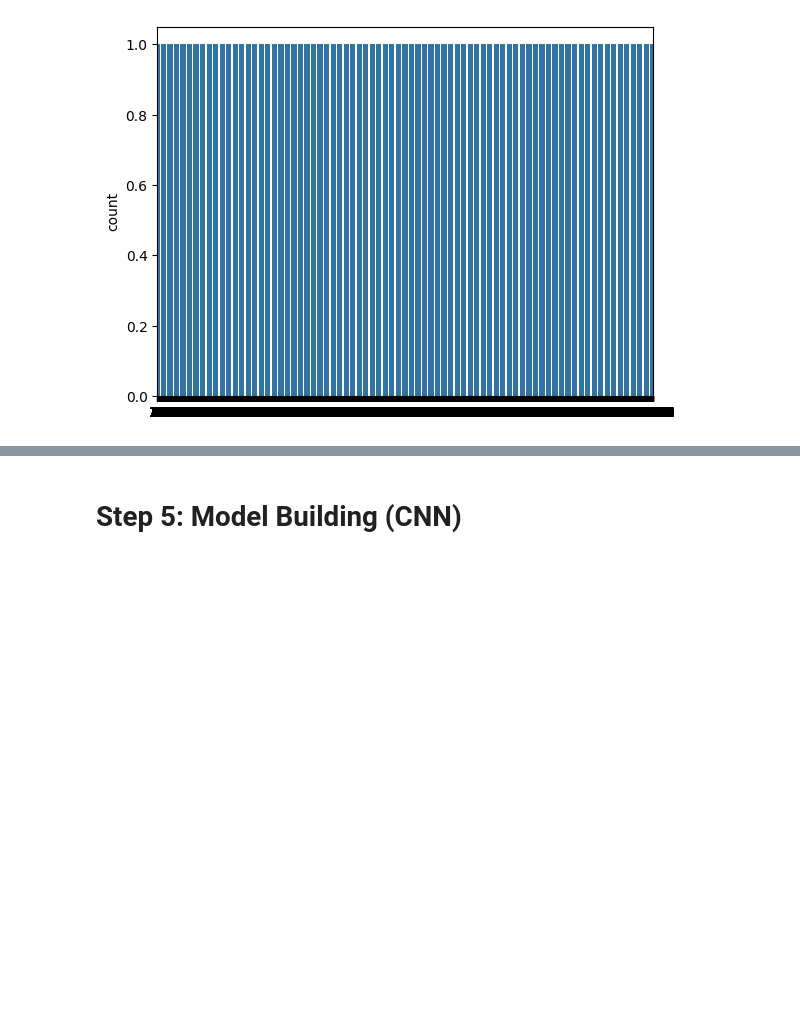
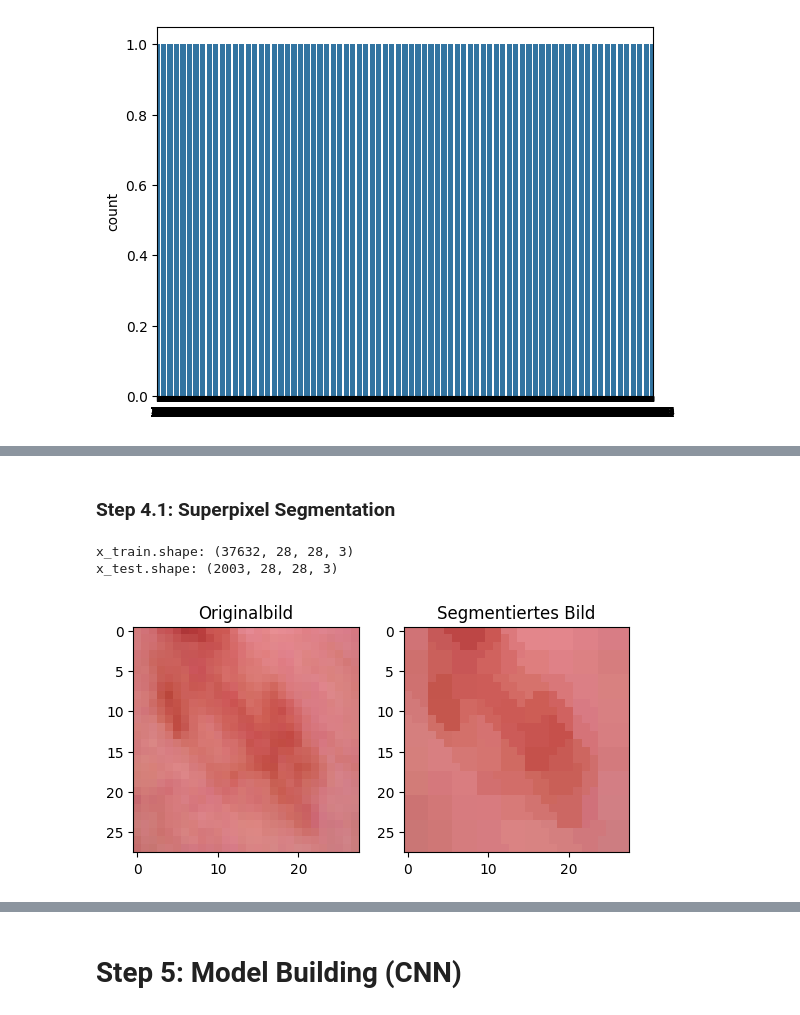
Before and after one commit to tbalser/Skin_Cancer_Detection_MNIST, a Jupyter notebook: Skin_Cancer_Detection.ipynb, the cells around one changed output, grey strips where cells are left out. Cells and saved outputs as stored; diff of their text form; code cells hidden in the pictures; blank space fills up the shorter version.

```diff
--- a/Skin_Cancer_Detection.ipynb
+++ b/Skin_Cancer_Detection.ipynb
@@ -185,0 +220,48 @@ plt.show()
+# %% [markdown]
+### Step 4.1: Superpixel Segmentation
+# %%
+from skimage import color, segmentation
+from skimage.color import label2rgb
+import numpy as np
+import matplotlib.pyplot as plt
+
+print(f"x_train.shape: {x_train.shape}")
+print(f"x_test.shape: {x_test.shape}")
+
+def apply_superpixels(image, n_segments=100):
+    if image.ndim != 3 or image.shape[2] != 3:
+        raise ValueError("Das Bild sollte in RGB-Farbe sein (d.h. 3 Kanäle).")
+
+    image_lab = color.rgb2lab(image)
+    segments = segmentation.slic(image_lab, n_segments=n_segments, compactness=10, sigma=1)
+    segmented_image = label2rgb(segments, image, kind='avg')
+    return segmented_image
+
+def apply_superpixels_to_dataset(dataset, n_segments=100):
+  segmented_images = []
+  for i, image in enumerate(dataset):
+      if image.ndim != 3 or image.shape[2] != 3:
+          raise ValueError(f"Bild {i} hat unerwartete Dimensionen: {image.shape}")
+      segmented_image = apply_superpixels(image, n_segments=n_segments)
+      segmented_images.append(segmented_image)
+  return np.array(segmented_images)
+
+# Anwendung auf Trainings- und Testdaten
+x_train_segmented = apply_superpixels_to_dataset(x_train)
+x_test=np.array(x_test).reshape(-1,28,28,3)
+x_test_segmented = apply_superpixels_to_dataset(x_test)
+#x_test_segmented = apply_superpixels_to_dataset(x_test)
+
+plt.subplot(1, 2, 1)
+plt.imshow(x_train[num])
+plt.title("Originalbild")
+
+plt.subplot(1, 2, 2)
+plt.imshow(x_train_segmented[num])
+plt.title("Segmentiertes Bild")
+
+plt.show()
+# %% [output]
+x_train.shape: (37632, 28, 28, 3)
+x_test.shape: (2003, 28, 28, 3)
+[figure, added]
```
Also changed, not shown: parts of 19 cells of this notebook, 10 other files.
